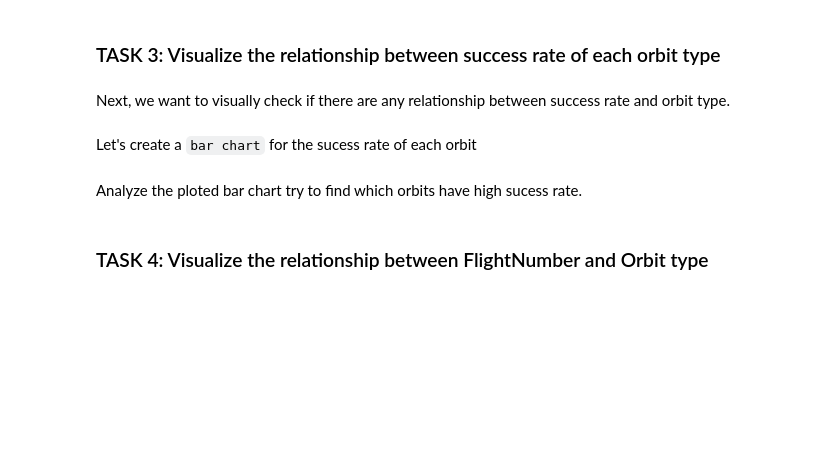
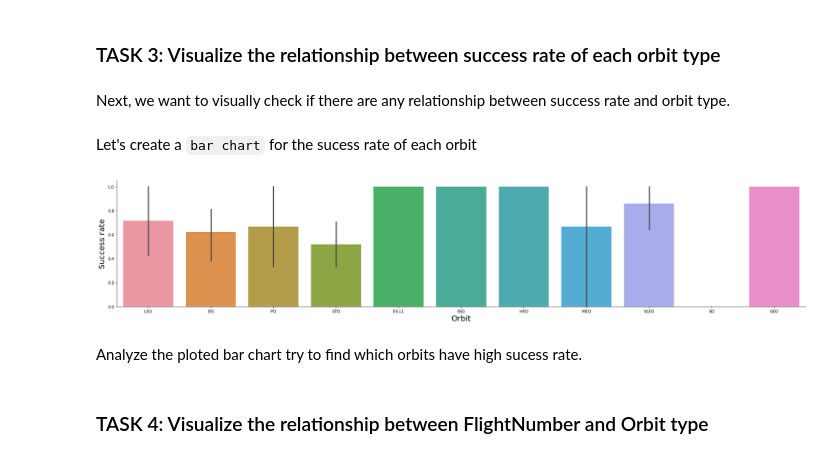
Before and after one commit to peterpouf/python_data_science, a Jupyter notebook: EDA with Data Visualization.ipynb, the cells around one changed output. Cells and saved outputs as stored; diff of their text form; code cells hidden in the pictures; blank space fills up the shorter version.

```diff
--- a/EDA with Data Visualization.ipynb
+++ b/EDA with Data Visualization.ipynb
@@ -92,7 +113,18 @@ Next, we want to visually check if there are any relationship between success ra
 # %% [markdown]
 Let's create a `bar chart` for the sucess rate of each orbit
 # %%
+
 # HINT use groupby method on Orbit column and get the mean of Class column
+df.head()
+df_orbit = df.groupby(['Orbit']).mean()
+df_orbit
+
+sns.catplot(y="Class", x="Orbit", kind='bar', data=df, aspect = 5)
+plt.xlabel("Orbit",fontsize=20)
+plt.ylabel("Success rate",fontsize=20)
+plt.show()
+# %% [output]
+[figure, added]
 # %% [markdown]
 Analyze the ploted bar chart try to find which orbits have high sucess rate.
 # %% [markdown]
```
Also changed, not shown: parts of 12 cells of this notebook.
